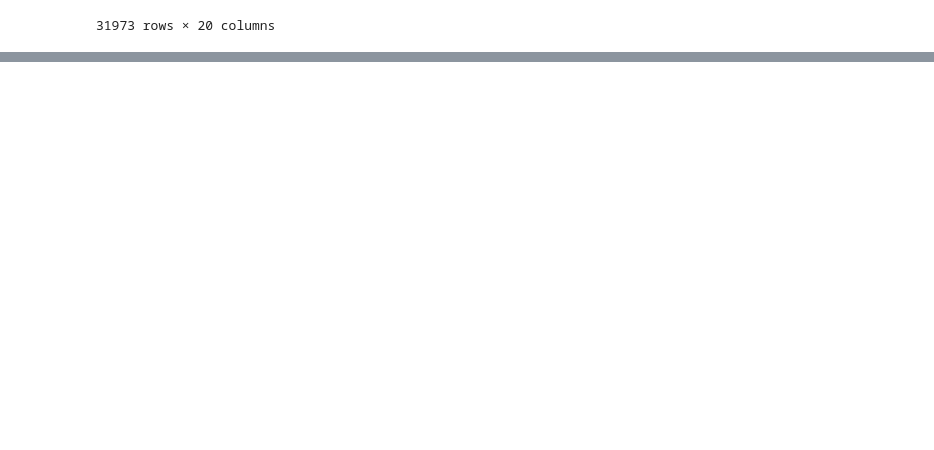
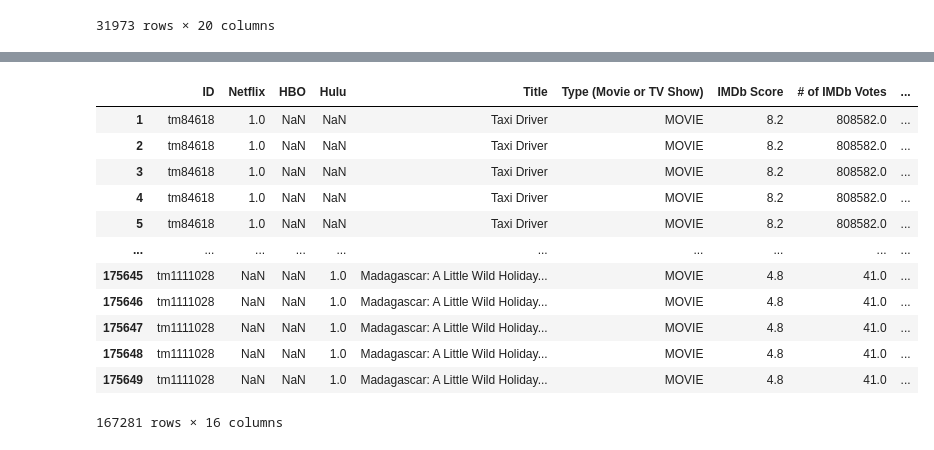
Before and after one commit to thn22/Eclipse_Rodeo, a Jupyter notebook: Eclipse_Rodeo/Eclipse_Rodeo project.ipynb, the cells around one changed output, grey strips where cells are left out. Cells and saved outputs as stored; diff of their text form; code cells hidden in the pictures; blank space fills up the shorter version.

```diff
--- a/Eclipse_Rodeo/Eclipse_Rodeo project.ipynb
+++ b/Eclipse_Rodeo/Eclipse_Rodeo project.ipynb
@@ -140,0 +136,17 @@ sorted_bobby
+# %%
+cleaned = all_stream_cleaned.dropna(subset=["IMDb Score", "Genre(s)"])
+cleaned
+# %% [output]
+|  | ID | Netflix | HBO | Hulu | Title | Type (Movie or TV Show) | IMDb Score | # of IMDb Votes | ... |
+| 1 | tm84618 | 1.0 | NaN | NaN | Taxi Driver | MOVIE | 8.2 | 808582.0 | ... |
+| 2 | tm84618 | 1.0 | NaN | NaN | Taxi Driver | MOVIE | 8.2 | 808582.0 | ... |
+| 3 | tm84618 | 1.0 | NaN | NaN | Taxi Driver | MOVIE | 8.2 | 808582.0 | ... |
+| 4 | tm84618 | 1.0 | NaN | NaN | Taxi Driver | MOVIE | 8.2 | 808582.0 | ... |
+| 5 | tm84618 | 1.0 | NaN | NaN | Taxi Driver | MOVIE | 8.2 | 808582.0 | ... |
+| ... | ... | ... | ... | ... | ... | ... | ... | ... | ... |
+| 175645 | tm1111028 | NaN | NaN | 1.0 | Madagascar: A Little Wild Holiday... | MOVIE | 4.8 | 41.0 | ... |
+| 175646 | tm1111028 | NaN | NaN | 1.0 | Madagascar: A Little Wild Holiday... | MOVIE | 4.8 | 41.0 | ... |
+| 175647 | tm1111028 | NaN | NaN | 1.0 | Madagascar: A Little Wild Holiday... | MOVIE | 4.8 | 41.0 | ... |
+| 175648 | tm1111028 | NaN | NaN | 1.0 | Madagascar: A Little Wild Holiday... | MOVIE | 4.8 | 41.0 | ... |
+| 175649 | tm1111028 | NaN | NaN | 1.0 | Madagascar: A Little Wild Holiday... | MOVIE | 4.8 | 41.0 | ... |
+167281 rows × 16 columns
```
Also changed, not shown: parts of 14 cells of this notebook, 2 other files.
